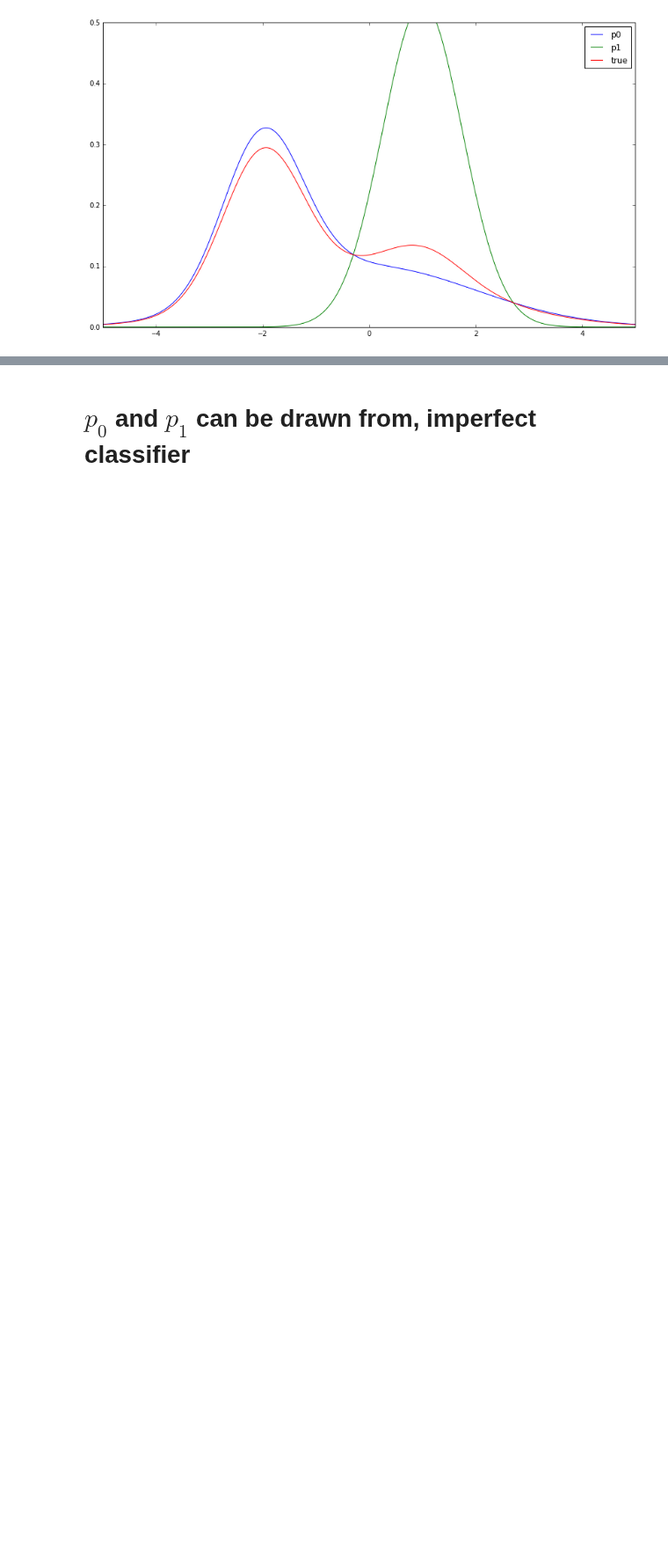
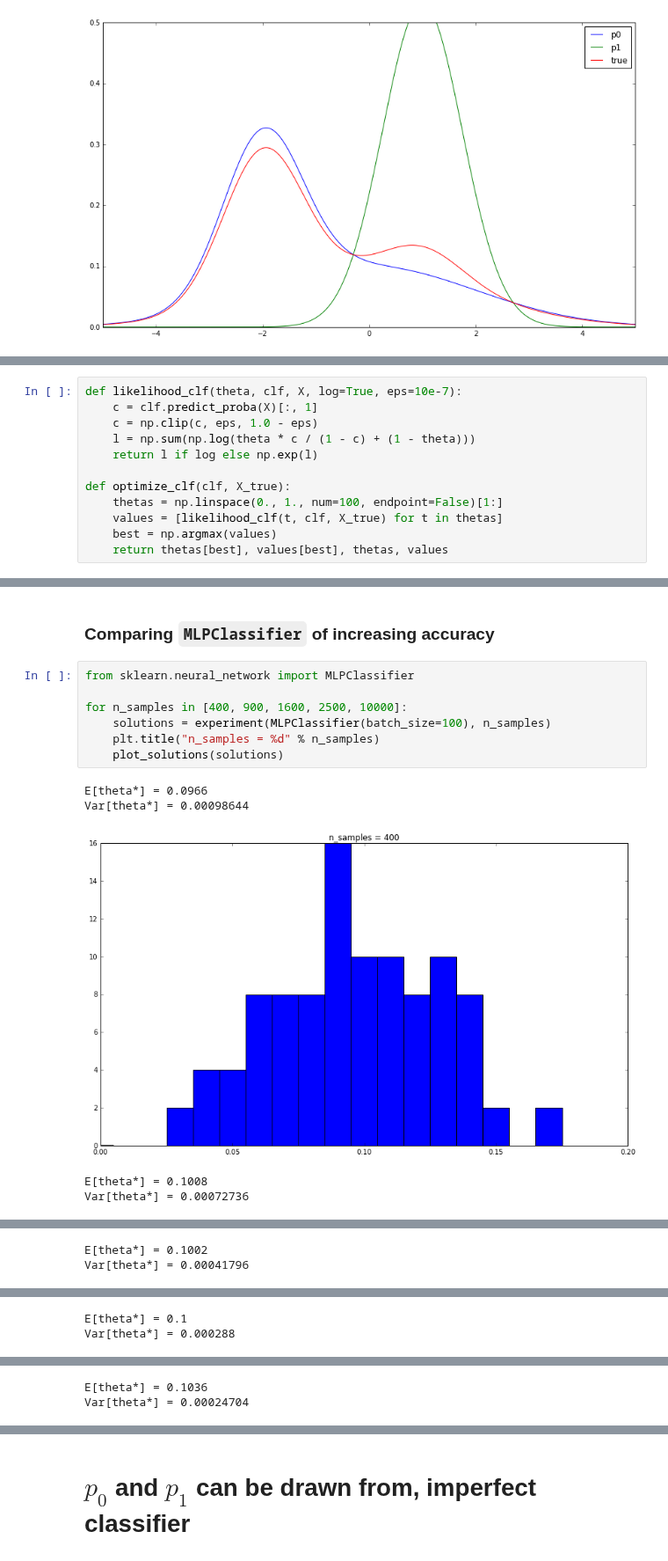
Before and after one commit to glouppe/notebooks, a Jupyter notebook: Computing Likelihood functions for HEP experiments (Radford Neal).ipynb, the cells around one changed output, grey strips where cells are left out. Shown at 88% size. Drawn from its saved outputs; the diff is of its cells as text; blank space fills up the shorter version.

```diff
--- a/Computing Likelihood functions for HEP experiments (Radford Neal).ipynb
+++ b/Computing Likelihood functions for HEP experiments (Radford Neal).ipynb
@@ -82 +96,13 @@ plt.show()
+# %%
+def likelihood_clf(theta, clf, X, log=True, eps=10e-7):
+    c = clf.predict_proba(X)[:, 1]
+    c = np.clip(c, eps, 1.0 - eps)
+    l = np.sum(np.log(theta * c / (1 - c) + (1 - theta)))
+    return l if log else np.exp(l)
+
+def optimize_clf(clf, X_true):
+    thetas = np.linspace(0., 1., num=100, endpoint=False)[1:]
+    values = [likelihood_clf(t, clf, X_true) for t in thetas]
+    best = np.argmax(values)
+    return thetas[best], values[best], thetas, values
 # %%
@@ -124,0 +162,15 @@ plt.show()
+# %% [markdown]
+### Comparing `MLPClassifier` of increasing accuracy
+# %%
+from sklearn.neural_network import MLPClassifier
+
+for n_samples in [400, 900, 1600, 2500, 10000]:
+    solutions = experiment(MLPClassifier(batch_size=100), n_samples)
+    plt.title("n_samples = %d" % n_samples)
+    plot_solutions(solutions)
+# %% [output]
+E[theta*] = 0.0966
+Var[theta*] = 0.00098644
+[figure, added]
+E[theta*] = 0.1008
+Var[theta*] = 0.00072736
@@ -124,0 +178,2 @@ plt.show()
+E[theta*] = 0.1002
+Var[theta*] = 0.00041796
@@ -124,0 +181,2 @@ plt.show()
+E[theta*] = 0.1
+Var[theta*] = 0.000288
@@ -124,0 +184,2 @@ plt.show()
+E[theta*] = 0.1036
+Var[theta*] = 0.00024704
```
Also changed, not shown: parts of 22 cells of this notebook.
